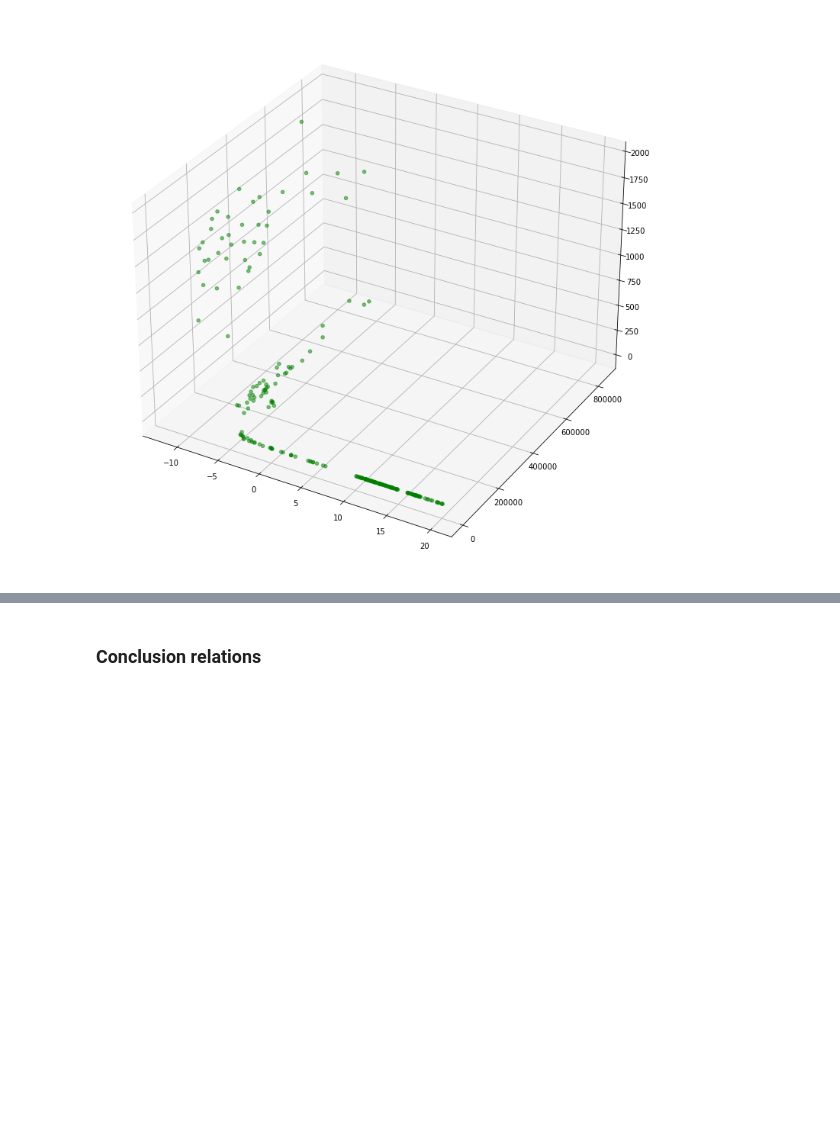
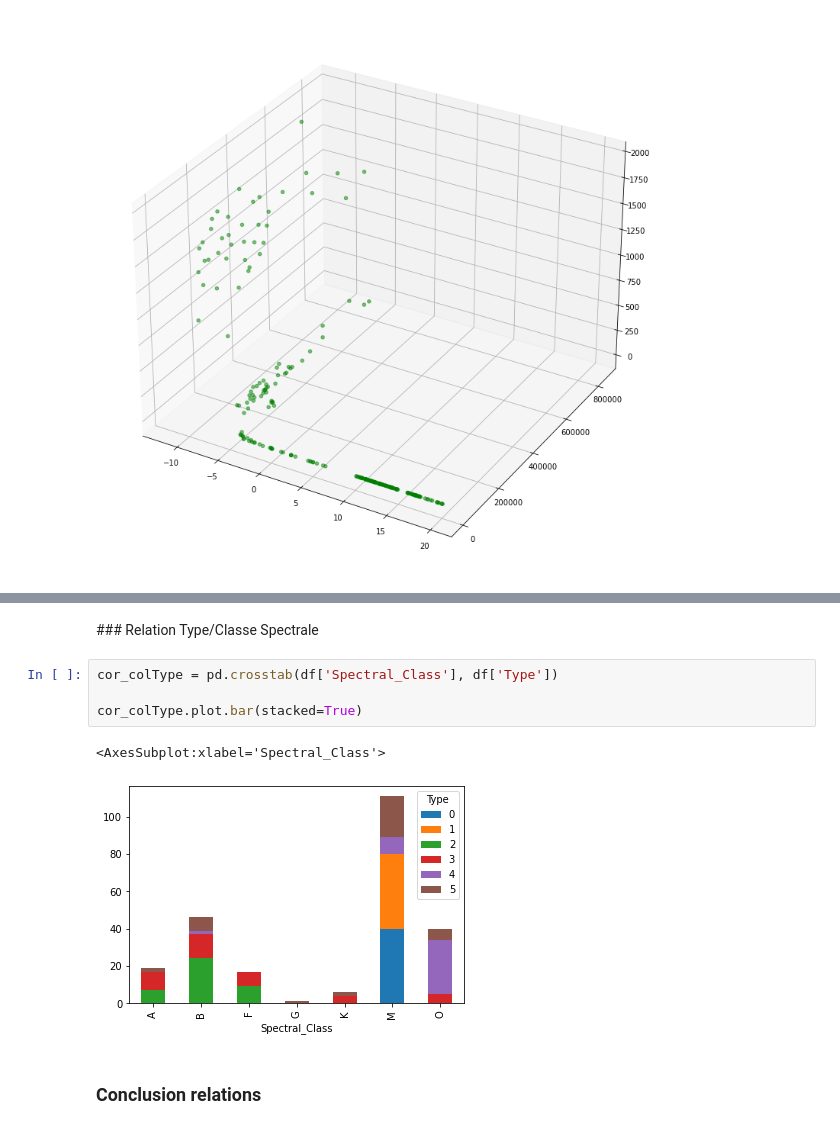
Before and after one commit to MattiasEyh/Types_Spectraux_Etoiles_ML, a Jupyter notebook: Types_etoiles.ipynb, the cells around one changed output, grey strips where cells are left out. Saved outputs shown, nothing was run; the diff lists cells and outputs as text; blank space fills up the shorter version.

```diff
--- a/Types_etoiles.ipynb
+++ b/Types_etoiles.ipynb
@@ -236,3 +247,12 @@ plt.show()
+# %% [markdown]
+### Relation Type/Classe Spectrale
+# %%
+cor_colType = pd.crosstab(df['Spectral_Class'], df['Type'])
+
+cor_colType.plot.bar(stacked=True)
+# %% [output]
+<AxesSubplot:xlabel='Spectral_Class'>
+[figure, added]
 # %% [markdown]
 ### Conclusion relations
 # %% [markdown]
```
Also changed, not shown: parts of 27 cells of this notebook.
